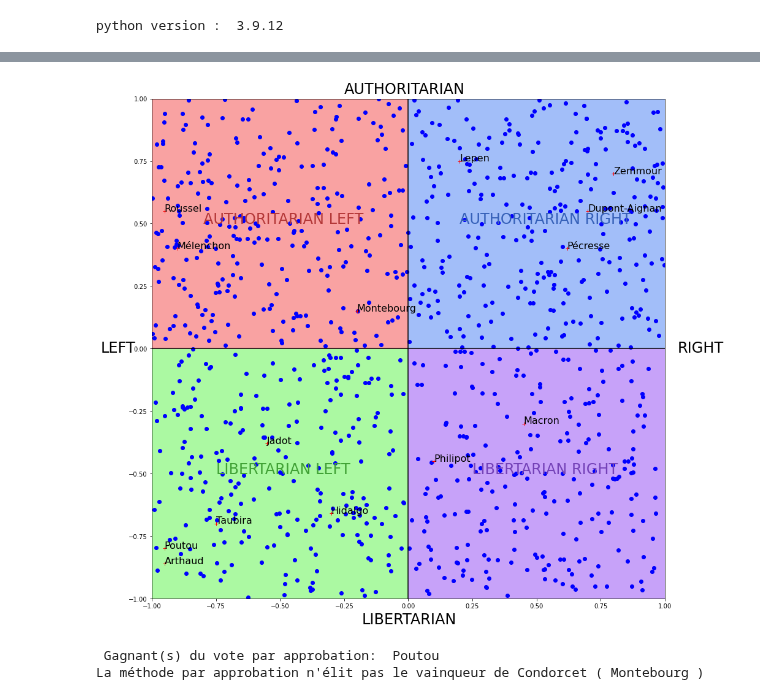
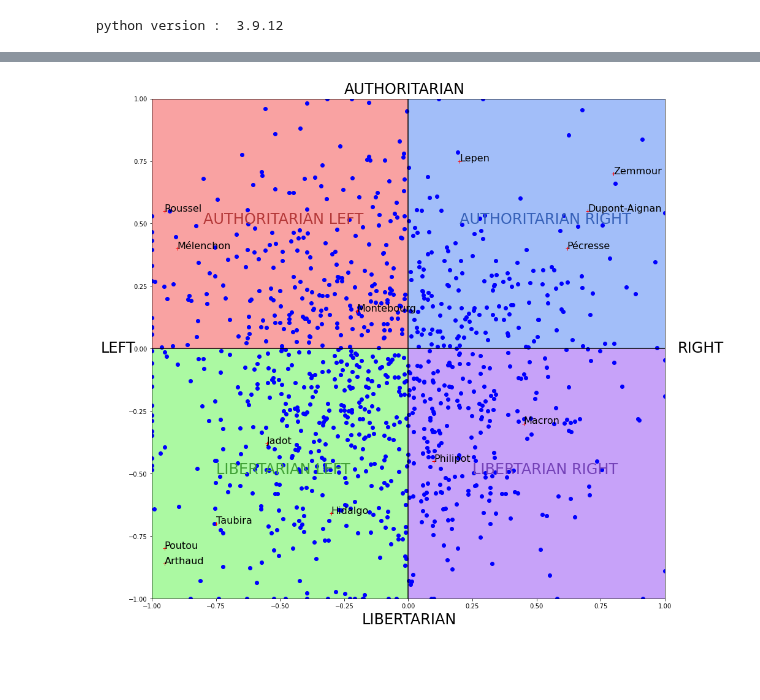
Before and after one commit to Naghan1132/Comparison-of-winners-of-elections-with-different-voting-methods, a Jupyter notebook: recherche.ipynb, the cells around one changed output, grey strips where cells are left out. Saved outputs shown, nothing was run; the diff lists cells and outputs as text; code cells hidden in the pictures; blank space fills up the shorter version.

Commit message:
ajout loi bêta, pour le placement des coordonnées

```diff
--- a/recherche.ipynb
+++ b/recherche.ipynb
@@ -93,8 +135,6 @@ GAGNANT =  Roussel  avec  23.12727272727273  %
 # %%
-# faire un graphique comme le prof a fait et plot des points dans ce graphique =>
-# avec la distance calculer les préférences de chacun
-
 from matplotlib.patches import Rectangle
+import random
 
 
 # on prends comme exemple un politic compass, et on admets que les votants vont voter a chaque fois pour
@@ -119,9 +159,28 @@ def drawCompass(dic,listeCoord,nombre_votants):
     fig = plt.figure(figsize=(15, 15))
     ax = fig.add_subplot(111)
 
+    # Loi Bêta :
+    alpha, beta = 4, 5 # jouer avec les paramètres
+
+    x = 2*np.random.beta(alpha, beta, nombre_votants) - 1
+    y = 2*np.random.beta(alpha, beta, nombre_votants) - 1
+    points = np.column_stack((x,y))
+
+    for i in range(0,nombre_votants): # on rajoute ou enlève un peu => points moins centrés
+        offset1 = random.uniform(-0.8, 0.8) # plus on augment la borne, plus c'est dispersé
+        offset2 = random.uniform(-0.8, 0.8)
+        offset_x = (np.random.rand(1)*2-1)*offset1
+        offset_y = (np.random.rand(1)*2-1)*offset2
+
+        points[i][0] += offset_x
+        points[i][1] += offset_y
+
+    points = np.clip(points, -1, 1) # pour limiter les points en dehors du graph
+
     # Data for plotting
     for i in range (0,nombre_votants):
-        listeCoord.append([round(np.random.uniform(-1, 1.0),6),round(np.random.uniform(-1, 1.0),6)]) # entre -1 et 1, 4 chiffres après la virgule
+        listeCoord.append([points[i][0],points[i][1]])
+        #listeCoord.append([round(np.random.uniform(-1, 1.0),6),round(np.random.uniform(-1, 1.0),6)]) # entre -1 et 1, 4 chiffres après la virgule
         #listeCoord.append([round(np.random.normal(-1, 1.0),6),round(np.random.normal(-1, 1.0),6)]) # entre -1 et 1, 4 chiffres après la virgule
 
     for coord in listeCoord:
@@ -138,7 +197,7 @@ def drawCompass(dic,listeCoord,nombre_votants):
     plt.text(-0.18,-1.1, "LIBERTARIAN", fontsize=24,color='black')
 
 
-
+    # PLOT CANDIDATES
     for name,coord in dic.items():
         plt.plot(coord[0],coord[1], 'r+')
         plt.text(coord[0],coord[1], name, fontsize=16,color='black')
@@ -146,35 +205,35 @@ def drawCompass(dic,listeCoord,nombre_votants):
     # AXES
     plt.axhline(y = 0, color = 'black', linestyle = '-')
     plt.vlines(x = 0, ymin=-1, ymax=1,color = 'black', linestyle = '-')
 
-    # couleurs rectangle
+    # COLORS RECTANGLE
     rect1 = Rectangle((0,0),-1,-1,color ='#abf9a2')
     rect2 = Rectangle((0,0),-1,1,color ='#f9a2a2')
     rect3 = Rectangle((0,0),1,1,color ='#a2bef9')
     rect4 = Rectangle((0,0),1,-1,color ='#c7a2f9')
     ax.add_patch(rect1)
     ax.add_patch(rect2)
     ax.add_patch(rect3)
     ax.add_patch(rect4)
 
     plt.xlim([-1,1])
     plt.ylim([-1,1])
 
     #faire les fleches
     #arrowed_spines(fig, ax)
 
     plt.show()
 
 
 # Simuler l'opinion politiques des candidats et donc leurs préférences parmit les candidats
 def distanceEuclidienne(coord1,coord2):
     x1,y1 = coord1
     x2,y2 = coord2
     return math.sqrt(pow(x2-x1,2)+pow(y2-y1,2))
 
 drawCompass(dic,listeCoord,nombre_votants)
 # %% [output]
-[figure, old version]
+[figure, new version]
 # %%
 # LES DIFFÉRENTES MÉTHODES DE VOTES IMPLÉMENTÉES :
 
@@ -334,18 +393,17 @@ def approbation(dic): # OK
     ordre = dict(sorted(res.items(), key=lambda item: item[1],reverse=True))
     #print(ordre)
     gagnant = list(ordre.keys())[0]
-    print("\n Gagnant(s) du vote par approbation: ",gagnant)
+    #print("\n Gagnant(s) du vote par approbation: ",gagnant)
     return gagnant
 
 winnerApprobation = approbation(dic)
 
 if winnerApprobation != winnerDeCondorcet:
-    print("La méthode par approbation n'élit pas le vainqueur de Condorcet (",winnerDeCondorcet,")")
+    #print("La méthode par approbation n'élit pas le vainqueur de Condorcet (",winnerDeCondorcet,")")
+    pass
 else:
-    print("La méthode par approbation élit le vainqueur de Condorcet (",winnerDeCondorcet,")")
+    #print("La méthode par approbation élit le vainqueur de Condorcet (",winnerDeCondorcet,")")
+    pass
-# %% [output]
- Gagnant(s) du vote par approbation:  Poutou
-La méthode par approbation n'élit pas le vainqueur de Condorcet ( Montebourg )
 # %%
 nbTours = 2
 
```
Also changed, not shown: parts of 9 cells of this notebook.
